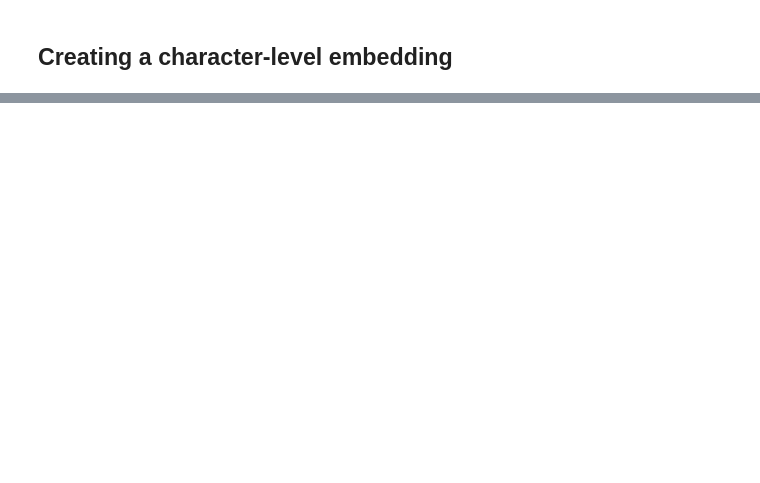
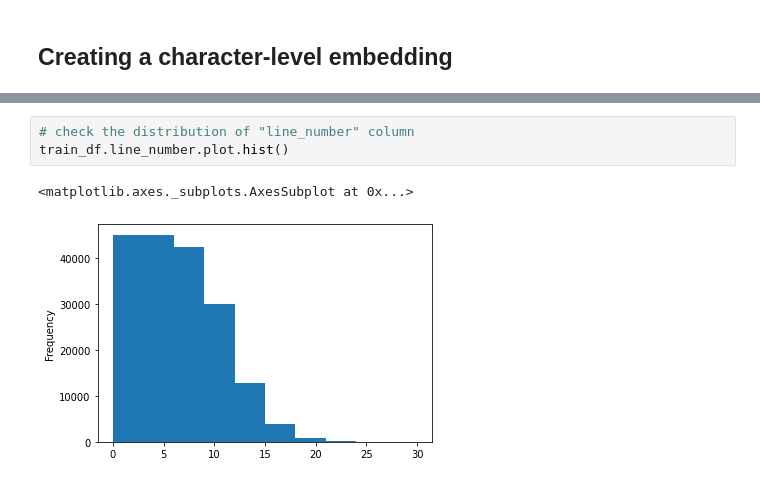
Before and after one commit to dfbeltran/tensorflow_tutorial, a Jupyter notebook: 09_SkimLit_NLP_milestone_project_2.ipynb, the cells around one changed output, grey strips where cells are left out. Cells and saved outputs as stored; diff of their text form; blank space fills up the shorter version.

```diff
--- a/09_SkimLit_NLP_milestone_project_2.ipynb
+++ b/09_SkimLit_NLP_milestone_project_2.ipynb
@@ -849,0 +1130,6 @@ Char embedded shape:
+# %%
+# check the distribution of "line_number" column
+train_df.line_number.plot.hist()
+# %% [output]
+<matplotlib.axes._subplots.AxesSubplot at 0x...>
+[figure, added]
```
Also changed, not shown: parts of 94 cells of this notebook.
